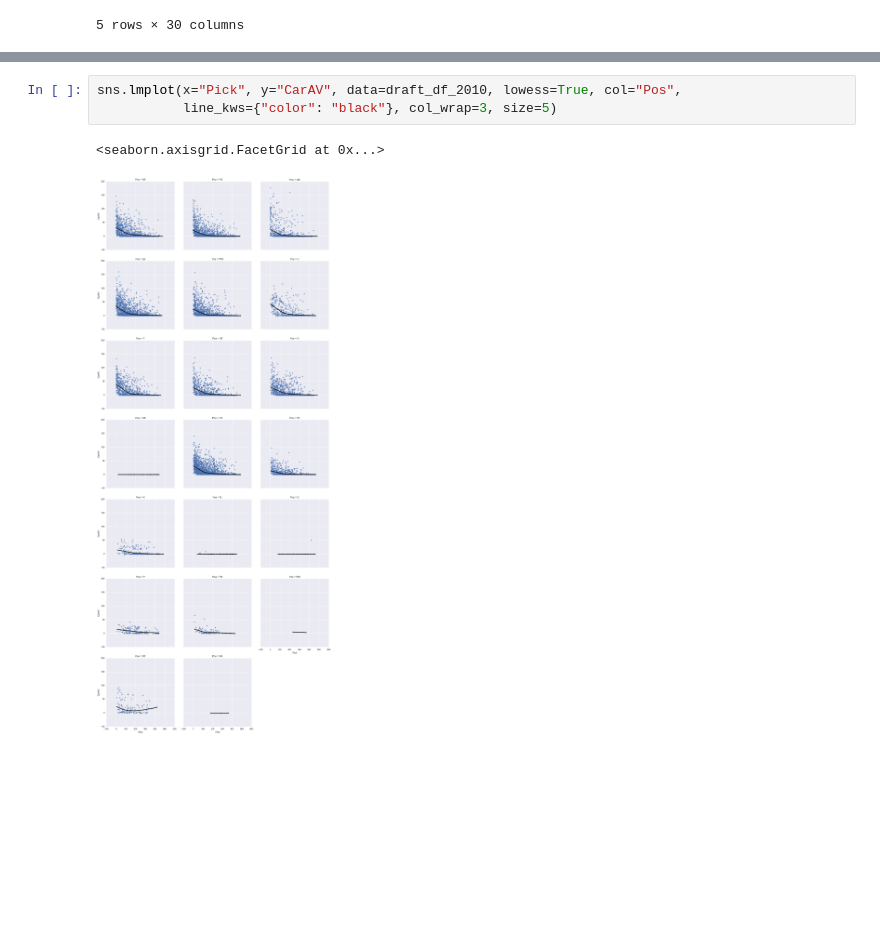
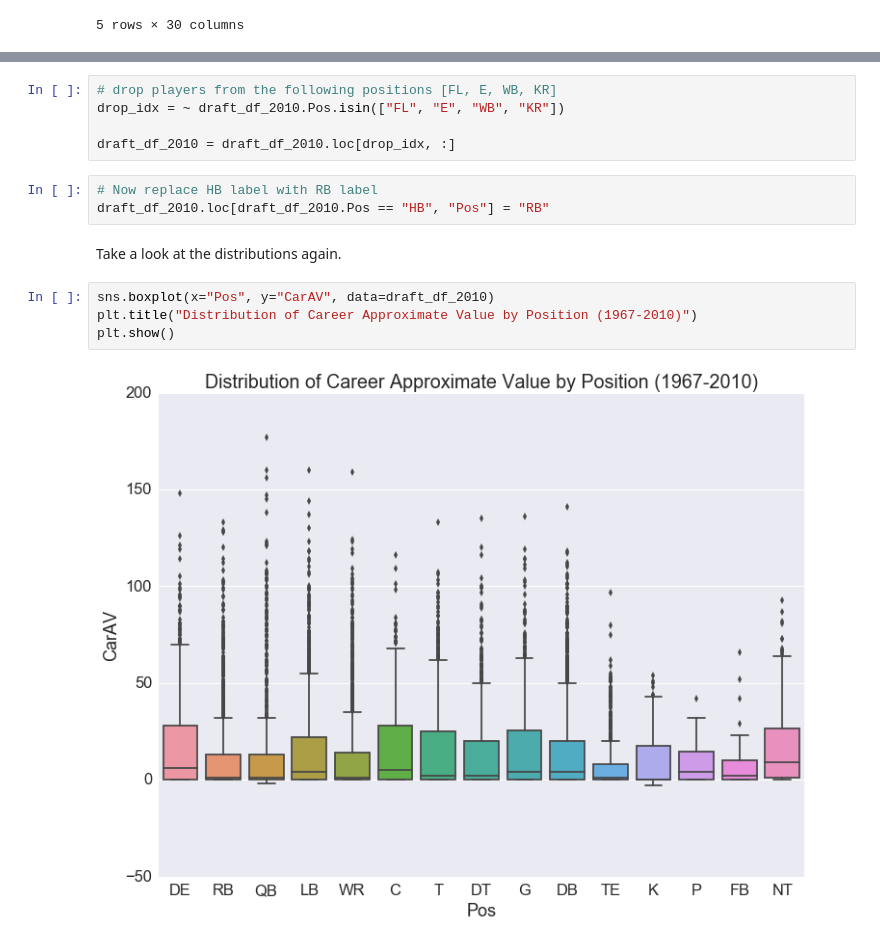
Before and after one commit to savvastj/nfl_draft, a Jupyter notebook: Exploring the NFL Draft with Python.ipynb, the cells around one changed output, grey strips where cells are left out. Drawn from its saved outputs; the diff is of its cells as text; blank space fills up the shorter version.

```diff
--- a/Exploring the NFL Draft with Python.ipynb
+++ b/Exploring the NFL Draft with Python.ipynb
@@ -481,6 +503,16 @@ sns.lmplot(x="Pick", y="CarAV", data=draft_df_2010, lowess=True, hue="Pos",
-# %%
-sns.lmplot(x="Pick", y="CarAV", data=draft_df_2010, lowess=True, col="Pos",
-           line_kws={"color": "black"}, col_wrap=3, size=5)
-# %% [output]
-<seaborn.axisgrid.FacetGrid at 0x...>
-[figure, removed]
+# %%
+# drop players from the following positions [FL, E, WB, KR]
+drop_idx = ~ draft_df_2010.Pos.isin(["FL", "E", "WB", "KR"])
+
+draft_df_2010 = draft_df_2010.loc[drop_idx, :]
+# %%
+# Now replace HB label with RB label
+draft_df_2010.loc[draft_df_2010.Pos == "HB", "Pos"] = "RB"
+# %% [markdown]
+Take a look at the distributions again.
+# %%
+sns.boxplot(x="Pos", y="CarAV", data=draft_df_2010)
+plt.title("Distribution of Career Approximate Value by Position (1967-2010)")
+plt.show()
+# %% [output]
+[figure, added]
```
Also changed, not shown: parts of 24 cells of this notebook, 1 other file.
